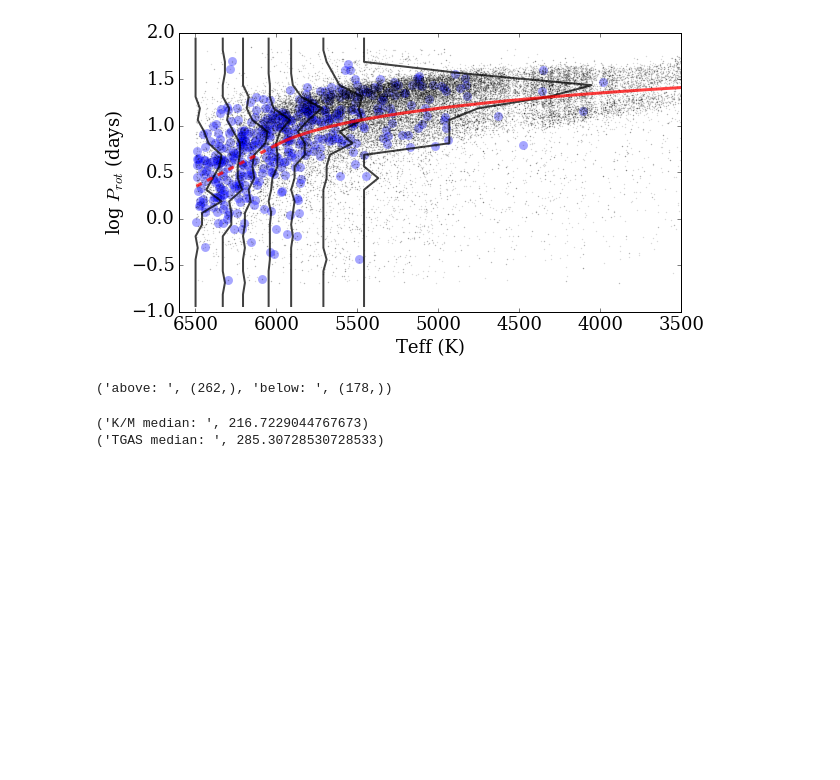
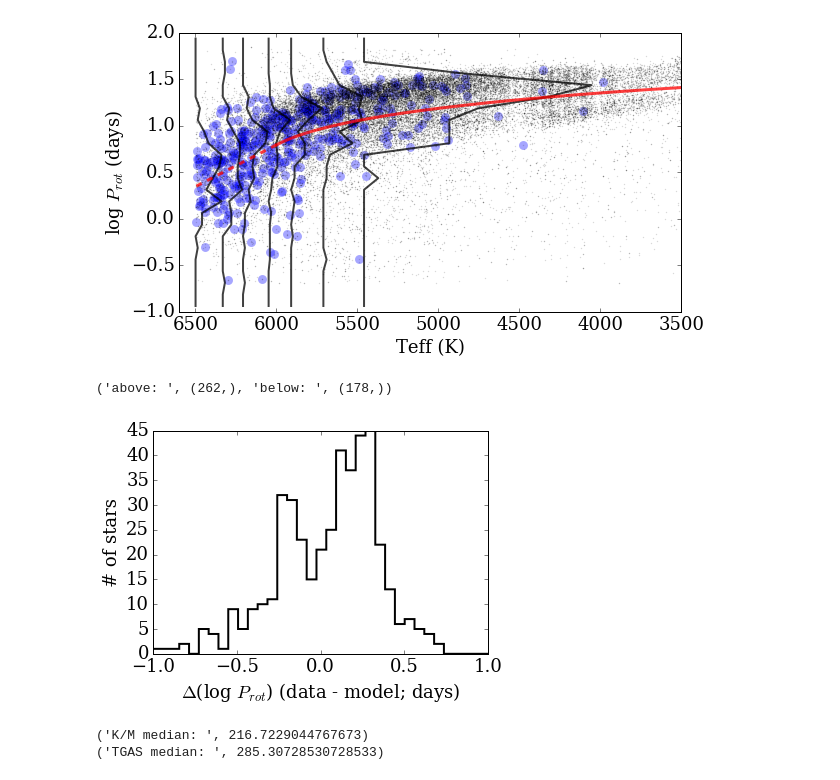
Before and after one commit to jradavenport/gaia_rot, a Jupyter notebook: explore.ipynb, the cells around one changed output. Drawn from its saved outputs; the diff is of its cells as text; code cells hidden in the pictures; blank space fills up the shorter version.

```diff
--- a/explore.ipynb
+++ b/explore.ipynb
@@ -486,6 +489,15 @@ below = np.where((gaia[u'Prot'].values[ok][msok] <= red_P))
 print('above: ',np.shape(above[0]), 'below: ', np.shape(below[0]))
 # %% [output]
 ('above: ', (262,), 'below: ', (178,))
+# %%
+_ = plt.hist(np.log10(gaia[u'Prot'].values[ok][msok]) - np.log10(red_P),
+             bins=45, histtype='step', lw=2, color='k')
+plt.xlim(-1,1)
+plt.xlabel(r'$\Delta$(log $P_{rot}$) (data - model; days)')
+plt.ylabel('# of stars')
+plt.savefig('fig5.png', dpi=300, bbox_inches='tight', pad_inches=0.25)
+# %% [output]
+[figure, added]
 # %%
 # can we estimate the space volume covered by A) the TGAS-matched MS sample, and
 # B) the K/M stars that show the bimodality from McQuillan?
```
Also changed, not shown: parts of 2 cells of this notebook, 2 other files.
